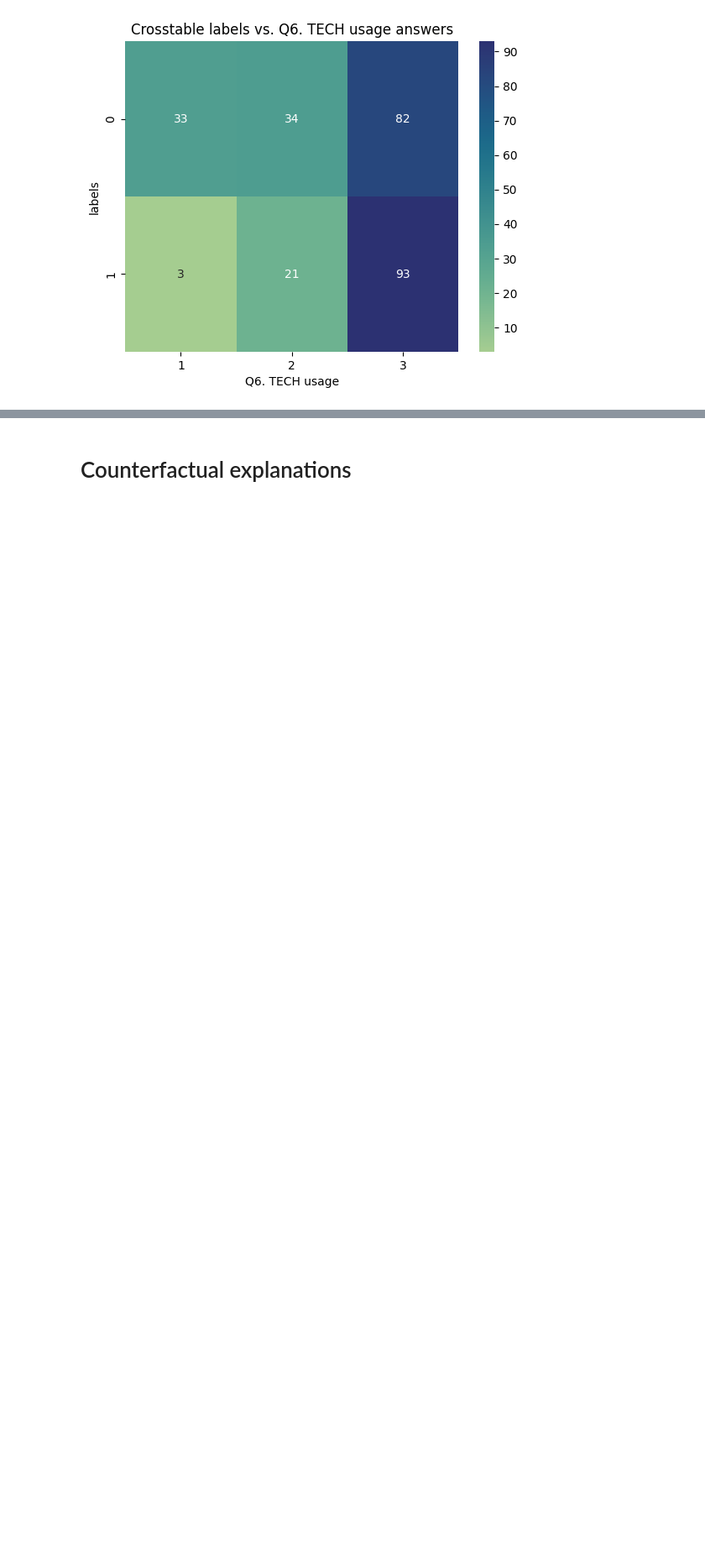
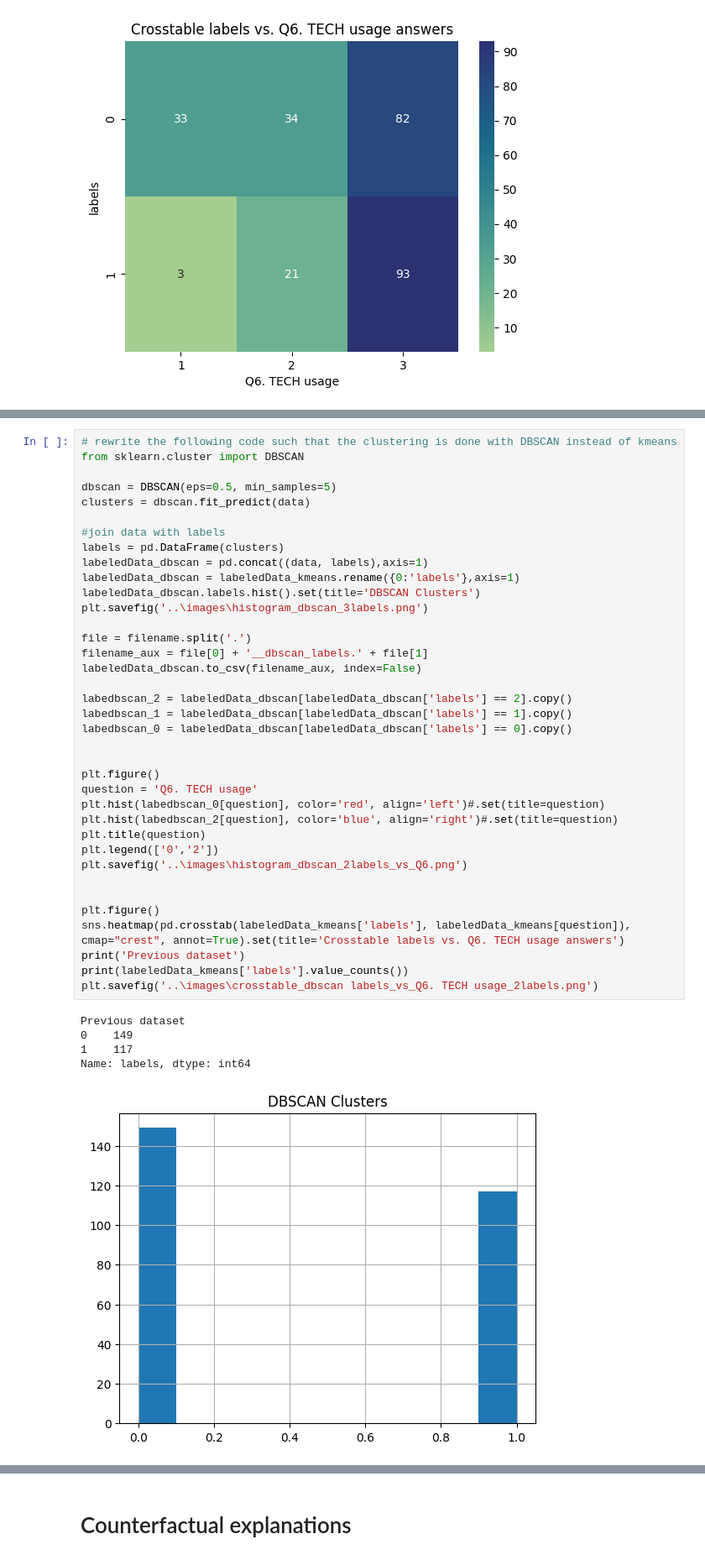
Before and after one commit to CorpaciLC/Livestock_explainable_regression, a Jupyter notebook: src/Explainable Regression 2 labels.ipynb, the cells around one changed output, grey strips where cells are left out. Shown at 84% size. Cells and saved outputs as stored; diff of their text form; blank space fills up the shorter version.

```diff
--- a/src/Explainable Regression 2 labels.ipynb
+++ b/src/Explainable Regression 2 labels.ipynb
@@ -164,0 +170,43 @@ Name: labels, dtype: int64
+# %%
+# rewrite the following code such that the clustering is done with DBSCAN instead of kmeans
+from sklearn.cluster import DBSCAN
+
+dbscan = DBSCAN(eps=0.5, min_samples=5)
+clusters = dbscan.fit_predict(data)
+
+#join data with labels
+labels = pd.DataFrame(clusters)
+labeledData_dbscan = pd.concat((data, labels),axis=1)
+labeledData_dbscan = labeledData_kmeans.rename({0:'labels'},axis=1)
+labeledData_dbscan.labels.hist().set(title='DBSCAN Clusters')
+plt.savefig('..\images\histogram_dbscan_3labels.png')
+
+file = filename.split('.')
+filename_aux = file[0] + '__dbscan_labels.' + file[1]
+labeledData_dbscan.to_csv(filename_aux, index=False)
+
+labedbscan_2 = labeledData_dbscan[labeledData_dbscan['labels'] == 2].copy()
+labedbscan_1 = labeledData_dbscan[labeledData_dbscan['labels'] == 1].copy()
+labedbscan_0 = labeledData_dbscan[labeledData_dbscan['labels'] == 0].copy()
+
+
+plt.figure()
+question = 'Q6. TECH usage'
+plt.hist(labedbscan_0[question], color='red', align='left')#.set(title=question)
+plt.hist(labedbscan_2[question], color='blue', align='right')#.set(title=question)
+plt.title(question)
+plt.legend(['0','2'])
+plt.savefig('..\images\histogram_dbscan_2labels_vs_Q6.png')
+
+
+plt.figure()
+sns.heatmap(pd.crosstab(labeledData_kmeans['labels'], labeledData_kmeans[question]), cmap="crest", annot=True).set(title='Crosstable labels vs. Q6. TECH usage answers')
+print('Previous dataset')
+print(labeledData_kmeans['labels'].value_counts())
+plt.savefig('..\images\crosstable_dbscan labels_vs_Q6. TECH usage_2labels.png')
+# %% [output]
+Previous dataset
+0    149
+1    117
+Name: labels, dtype: int64
+[figure, added]
```
Also changed, not shown: parts of 15 cells of this notebook, 1 other file.
